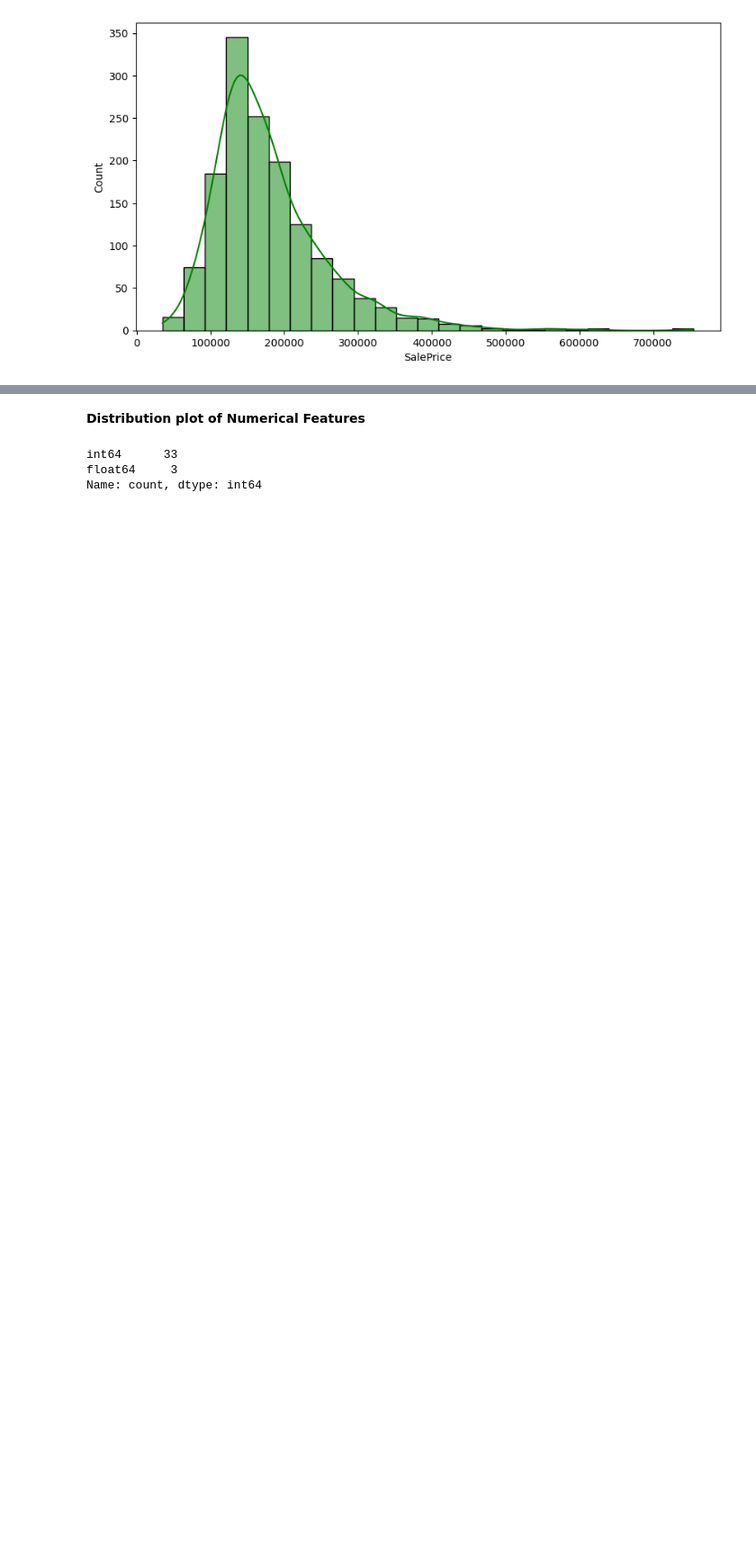
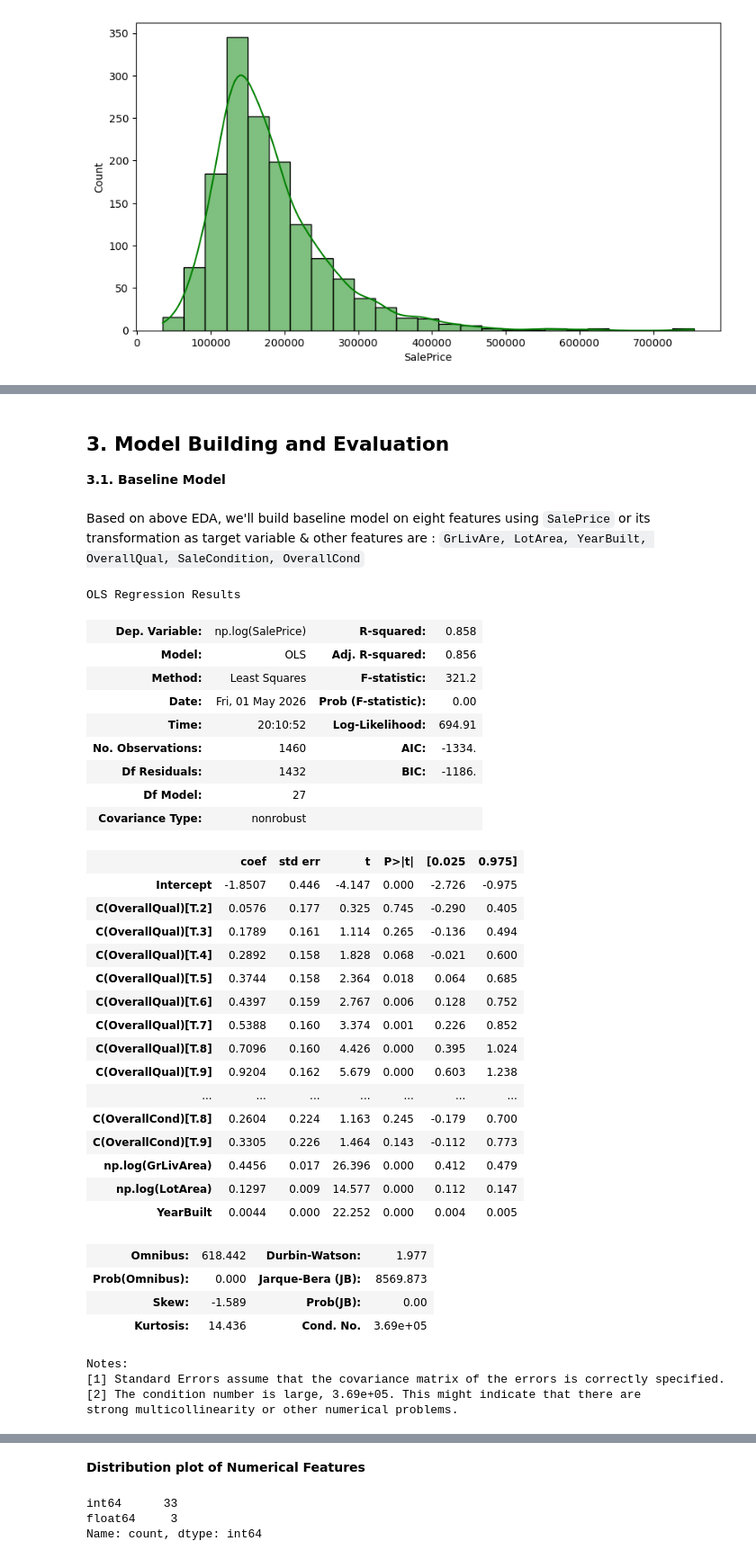
Before and after one commit to annugit1655/Real-Estate-Price-Prediction, a Jupyter notebook: Real-Estate-Price-Prediction/notebooks/Statistical-notebook.ipynb, the cells around one changed output, grey strips where cells are left out. Shown at 90% size. Cells and saved outputs as stored; diff of their text form; code cells hidden in the pictures; blank space fills up the shorter version.

```diff
--- a/Real-Estate-Price-Prediction/notebooks/Statistical-notebook.ipynb
+++ b/Real-Estate-Price-Prediction/notebooks/Statistical-notebook.ipynb
@@ -333,0 +418,60 @@ fig.subplots_adjust(bottom=0.2)
+# %% [markdown]
+## __3. Model Building and Evaluation__
+
+**3.1. Baseline Model**
+# %% [markdown]
+Based on above EDA, we'll build baseline model on eight features using `SalePrice` or its transformation as target variable & other features are : `GrLivAre, LotArea, YearBuilt, OverallQual, SaleCondition, OverallCond`
+# %%
+ames_train = df_train.copy()
+
+# Convert columns to categorical
+ames_train['OverallQual'] = ames_train['OverallQual'].astype('category')
+ames_train['OverallCond'] = ames_train['OverallCond'].astype('category')
+
+# Select the specified columns
+am = ames_train[['SalePrice', 'GrLivArea', 'LotArea', 'YearBuilt',
+                 'OverallQual', 'LandSlope', 'SaleCondition', 'OverallCond']]
+
+# Build the model with categorical features wrapped in C()
+lmt = ols(
+    formula="np.log(SalePrice) ~ np.log(GrLivArea) + np.log(LotArea) + YearBuilt + C(OverallQual) + C(LandSlope) + C(SaleCondition) + C(OverallCond)",
+    data=am
+).fit()
+
+# Show regression summary
+display(lmt.summary())
+# %% [output]
+OLS Regression Results
+| Dep. Variable: | np.log(SalePrice) | R-squared: | 0.858 |
+| Model: | OLS | Adj. R-squared: | 0.856 |
+| Method: | Least Squares | F-statistic: | 321.2 |
+| Date: | Fri, 01 May 2026 | Prob (F-statistic): | 0.00 |
+| Time: | 20:10:52 | Log-Likelihood: | 694.91 |
+| No. Observations: | 1460 | AIC: | -1334. |
+| Df Residuals: | 1432 | BIC: | -1186. |
+| Df Model: | 27 |  |  |
+| Covariance Type: | nonrobust |  |  |
+|  | coef | std err | t | P>|t| | [0.025 | 0.975] |
+| Intercept | -1.8507 | 0.446 | -4.147 | 0.000 | -2.726 | -0.975 |
+| C(OverallQual)[T.2] | 0.0576 | 0.177 | 0.325 | 0.745 | -0.290 | 0.405 |
+| C(OverallQual)[T.3] | 0.1789 | 0.161 | 1.114 | 0.265 | -0.136 | 0.494 |
+| C(OverallQual)[T.4] | 0.2892 | 0.158 | 1.828 | 0.068 | -0.021 | 0.600 |
+| C(OverallQual)[T.5] | 0.3744 | 0.158 | 2.364 | 0.018 | 0.064 | 0.685 |
+| C(OverallQual)[T.6] | 0.4397 | 0.159 | 2.767 | 0.006 | 0.128 | 0.752 |
+| C(OverallQual)[T.7] | 0.5388 | 0.160 | 3.374 | 0.001 | 0.226 | 0.852 |
+| C(OverallQual)[T.8] | 0.7096 | 0.160 | 4.426 | 0.000 | 0.395 | 1.024 |
+| C(OverallQual)[T.9] | 0.9204 | 0.162 | 5.679 | 0.000 | 0.603 | 1.238 |
+| ... | ... | ... | ... | ... | ... | ... |
+| C(OverallCond)[T.8] | 0.2604 | 0.224 | 1.163 | 0.245 | -0.179 | 0.700 |
+| C(OverallCond)[T.9] | 0.3305 | 0.226 | 1.464 | 0.143 | -0.112 | 0.773 |
+| np.log(GrLivArea) | 0.4456 | 0.017 | 26.396 | 0.000 | 0.412 | 0.479 |
+| np.log(LotArea) | 0.1297 | 0.009 | 14.577 | 0.000 | 0.112 | 0.147 |
+| YearBuilt | 0.0044 | 0.000 | 22.252 | 0.000 | 0.004 | 0.005 |
+| Omnibus: | 618.442 | Durbin-Watson: | 1.977 |
+| Prob(Omnibus): | 0.000 | Jarque-Bera (JB): | 8569.873 |
+| Skew: | -1.589 | Prob(JB): | 0.00 |
+| Kurtosis: | 14.436 | Cond. No. | 3.69e+05 |
+Notes:
+[1] Standard Errors assume that the covariance matrix of the errors is correctly specified.
+[2] The condition number is large, 3.69e+05. This might indicate that there are
+strong multicollinearity or other numerical problems.
```
Also changed, not shown: parts of 27 cells of this notebook.
